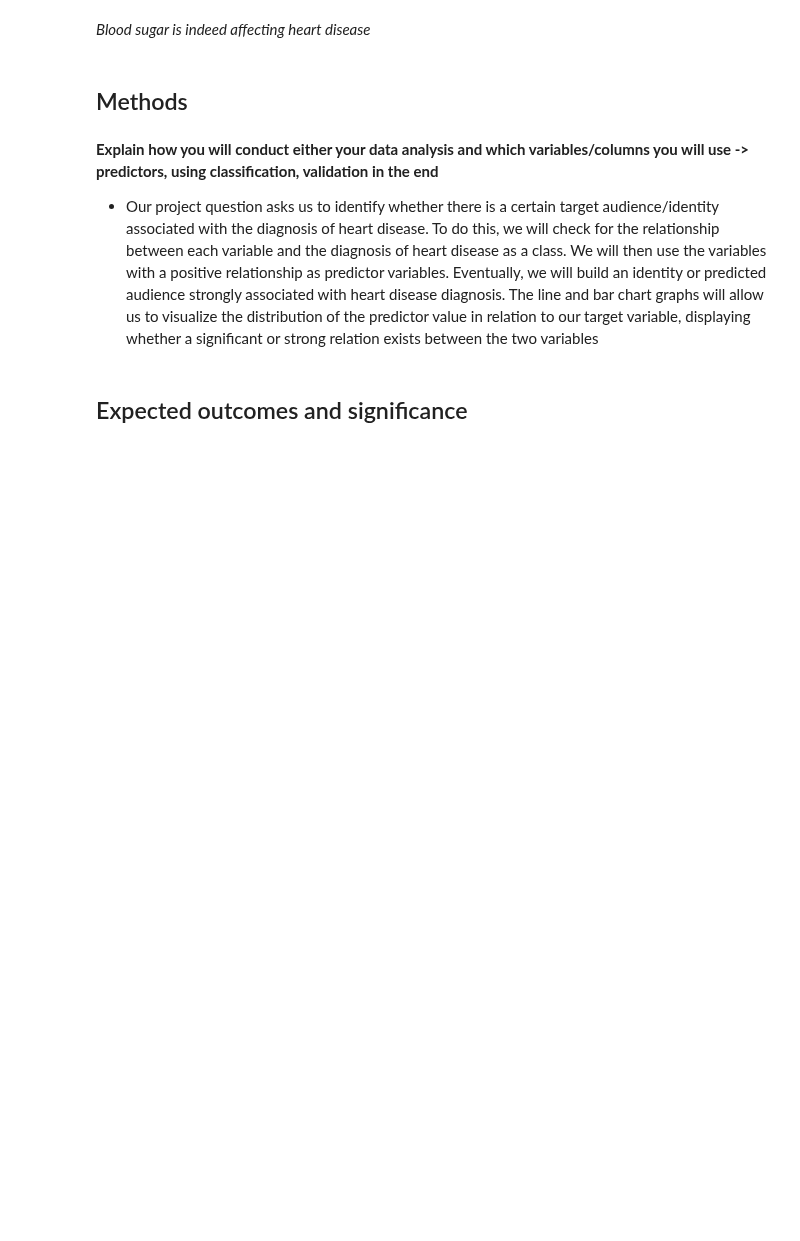
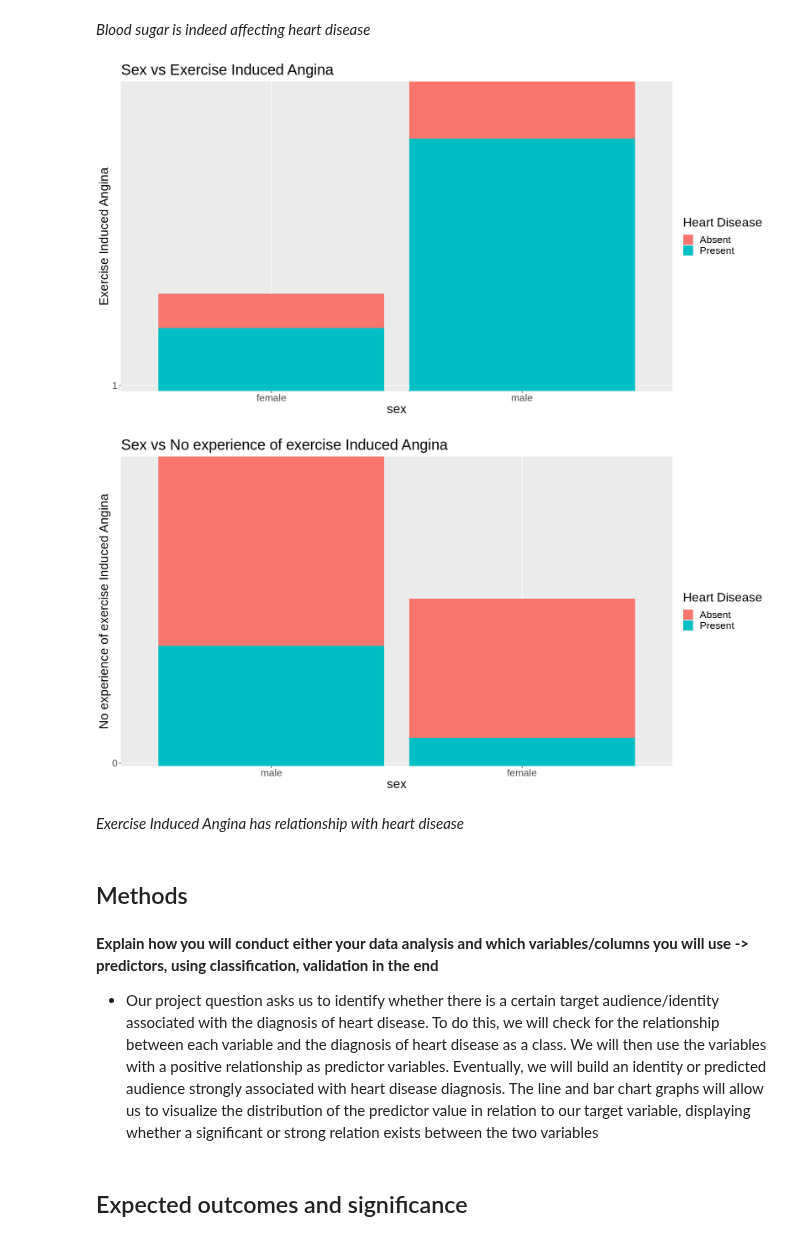
Before and after one commit to Yuvitee/DSCI-100-project, a Jupyter notebook: Heart Disease Proposal.ipynb, the cells around one changed output. Drawn from its saved outputs; the diff is of its cells as text; code cells hidden in the pictures; blank space fills up the shorter version.

```diff
--- a/Heart Disease Proposal.ipynb
+++ b/Heart Disease Proposal.ipynb
@@ -416,5 +416,35 @@ sex_vs_fbs_false
 # %% [markdown]
 *Blood sugar is indeed affecting heart disease*
+# %%
+sex_vs_exang_true  <- heart_train |>
+    filter(exang == 1) |>
+    mutate(exang = as.factor(exang)) |>
+    mutate(sex = ifelse(sex == 1, "male", "female")) |>
+    mutate(sex = as_factor(sex)) |>
+    ggplot(aes(x = sex , y = exang, fill = num)) +
+    geom_bar(stat = "identity") +
+    labs(x = "sex", y = "Exercise Induced Angina", fill = "Heart Disease") +
+    scale_fill_discrete(name = "Heart Disease", labels = c("Absent", "Present")) +
+    ggtitle("Sex vs Exercise Induced Angina") +
+    theme(text = element_text(size = 20))
+sex_vs_exang_true
+sex_vs_exang_false  <- heart_train |>
+    filter(exang == 0) |>
+    mutate(exang = as.factor(exang)) |>
+    mutate(sex = ifelse(sex == 1, "male", "female")) |>
+    mutate(sex = as_factor(sex)) |>
+    ggplot(aes(x = sex , y = exang, fill = num)) +
+    geom_bar(stat = "identity") +
+    labs(x = "sex", y = "No experience of exercise Induced Angina", fill = "Heart Disease") +
+    scale_fill_discrete(name = "Heart Disease", labels = c("Absent", "Present")) +
+    ggtitle("Sex vs No experience of exercise Induced Angina") +
+    theme(text = element_text(size = 20))
+sex_vs_exang_false
+# %% [output]
+[figure, added]
+[figure, added]
+# %% [markdown]
+*Exercise Induced Angina has relationship with heart disease*
 # %% [markdown]
 ## Methods
 # %% [markdown]
```
Also changed, not shown: parts of 9 cells of this notebook.
